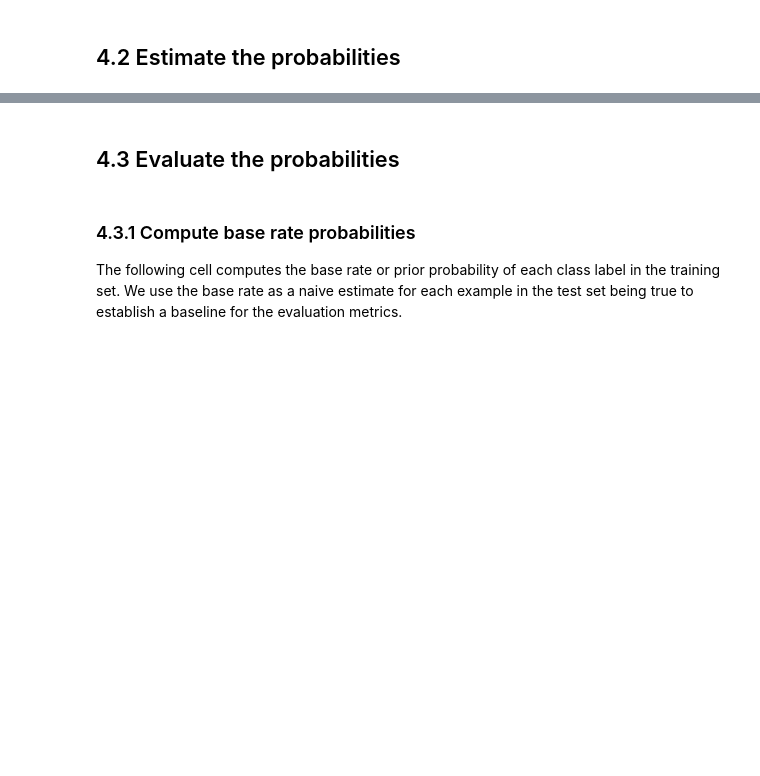
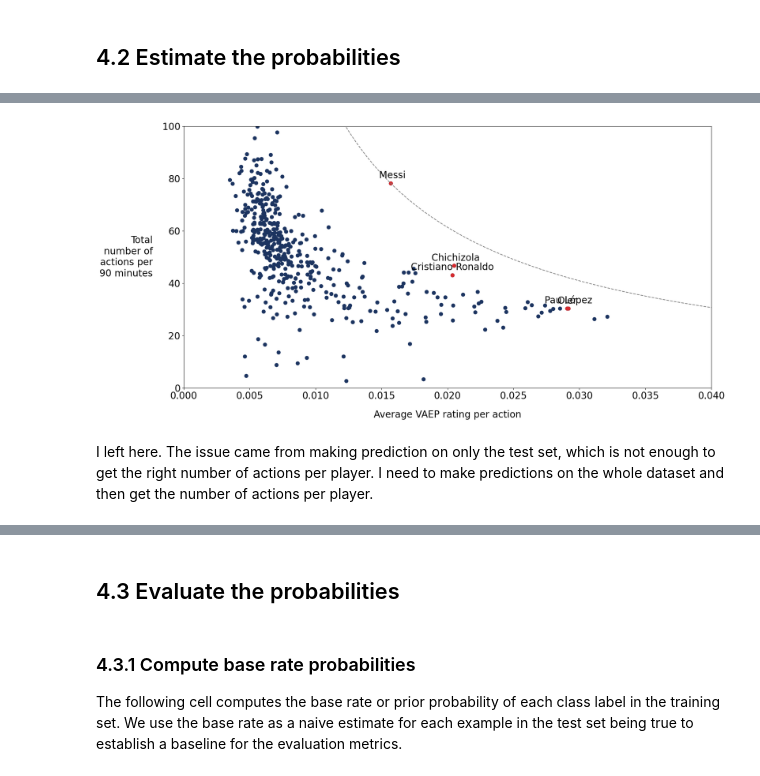
Before and after one commit to sotoblanco/FriendsOfTracking, a Jupyter notebook: notebooks/VAEP_3.ipynb, the cells around one changed output, grey strips where cells are left out. Saved outputs shown, nothing was run; the diff lists cells and outputs as text; code cells hidden in the pictures; blank space fills up the shorter version.

```diff
--- a/notebooks/VAEP_3.ipynb
+++ b/notebooks/VAEP_3.ipynb
@@ -300,0 +476,3 @@ df_predictions.head(10)
+# %%
+df_predictions = pd.read_csv('predictions.csv')
+df_actions_predictions = pd.concat([df_actions, df_predictions], axis=1)
@@ -300,0 +506,17 @@ df_predictions.head(10)
+# %%
+df_player_games = []
+for row in spanish_2017.itertuples():
+    game_id = row.game_id
+    game_player = pd.read_hdf('players.h5', key=f'game_{game_id}')
+    df_player_games.append(game_player)
+
+df_player_games = pd.concat(df_player_games).reset_index(drop=True)
+df_minutes_played = df_player_games.groupby(['player_id'])['minutes_played'].sum().reset_index()
+df_ranking_p90 = df_ranking.merge(df_minutes_played)
+df_ranking_p90['vaep_rating'] = df_ranking_p90['vaep_sum'] * 90 / df_ranking_p90['minutes_played']
+df_ranking_p90['actions_p90'] = df_ranking_p90['vaep_count'] * 90 / df_ranking_p90['minutes_played']
+# %%
+MIN_THRESHOLD = 450
+df_ranking_p90 = df_ranking_p90[df_ranking_p90['minutes_played']>MIN_THRESHOLD]
+df_ranking_p90 = df_ranking_p90.sort_values('vaep_rating', ascending=False)
+df_ranking_p90.head(10)
@@ -300,0 +538,33 @@ df_predictions.head(10)
+# %%
+plt.figure(figsize=(20, 10))
+x = list(df_ranking_p90['vaep_mean'])
+y = list(df_ranking_p90['actions_p90'])
+plt.plot(x, y, '.', c='#1C3460', markersize=15)
+
+# Plot 5 best players
+x_best = list(df_ranking_p90['vaep_mean'][0:5])
+y_best = list(df_ranking_p90['actions_p90'][0:5])
+names = list(df_ranking_p90['nickname'][0:5])
+names = [name.split(".")[-1] for name in names]
+plt.plot(x_best, y_best, '.', c='#D62A2E', markersize=15)
+for i, txt in enumerate(names):
+    plt.annotate(txt, (x[i], y[i] + 2), fontsize=20, horizontalalignment='center')
+
+best_player = x[0] * y[0]
+yi = np.arange(0.1, 100, 0.1)
+xi = [best_player / i for i in yi]
+plt.plot(xi, yi, '--', c='grey')
+
+plt.xticks(fontsize=20)
+plt.yticks(fontsize=20)
+plt.xlim(0, 0.04)
+plt.ylim(0, 100)
+plt.xlabel('Average VAEP rating per action', labelpad=20, fontsize=20)
+plt.ylabel('Total\nnumber of\nactions per\n90 minutes', rotation=0, labelpad=20,
+            verticalalignment='center', horizontalalignment='right', fontsize=20)
+
+plt.show()
+# %% [output]
+[figure, added]
+# %% [markdown]
+I left here. The issue came from making prediction on only the test set, which is not enough to get the right number of actions per player. I need to make predictions on the whole dataset and then get the number of actions per player.
```
Also changed, not shown: parts of 62 cells of this notebook, 7 other files.
